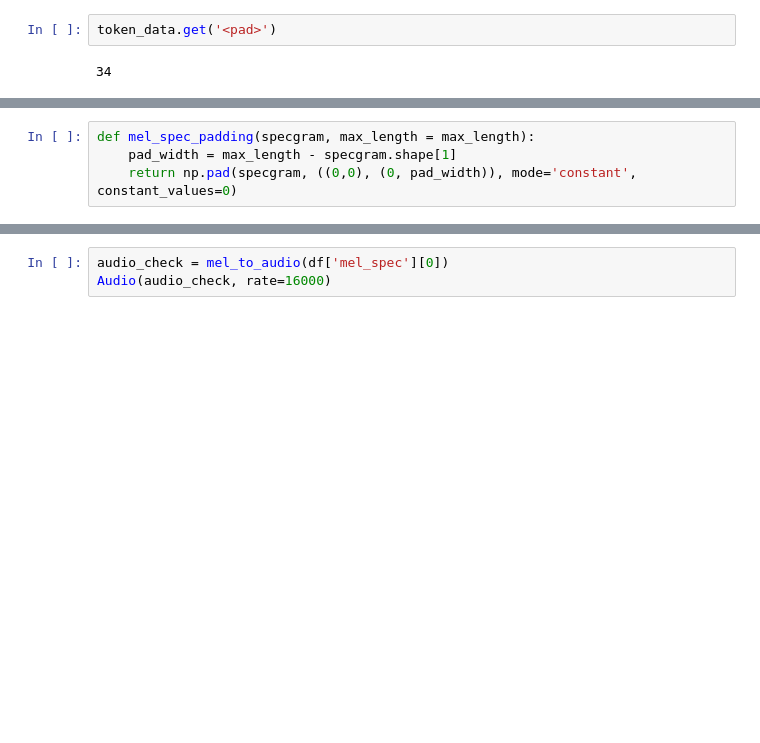
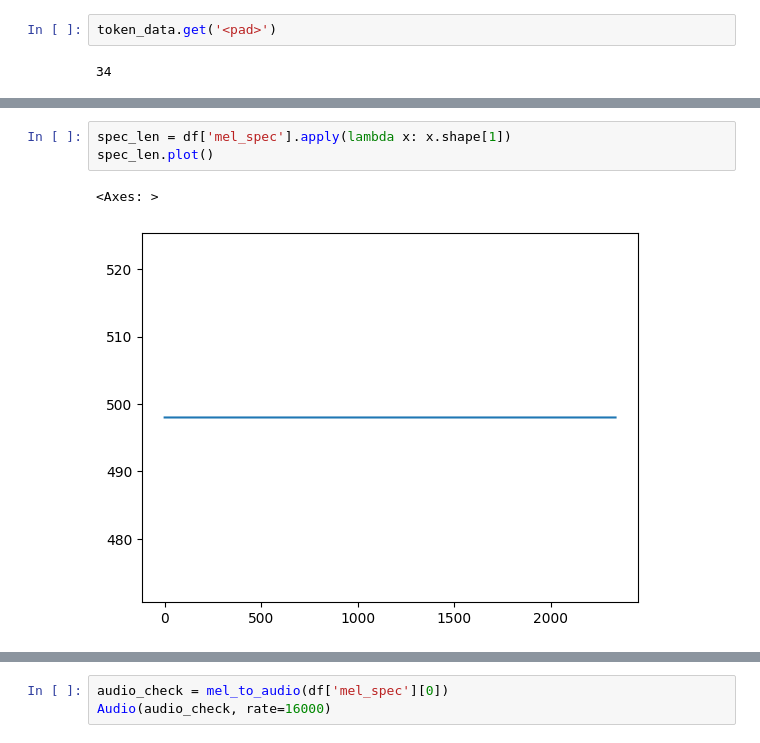
Before and after one commit to Rainfue/Speech-synthesis, a Jupyter notebook: Module1/Module1.ipynb, the cells around one changed output, grey strips where cells are left out. Drawn from its saved outputs; the diff is of its cells as text; blank space fills up the shorter version.

```diff
--- a/Module1/Module1.ipynb
+++ b/Module1/Module1.ipynb
@@ -781,4 +795,6 @@ max_length
-# %%
-def mel_spec_padding(specgram, max_length = max_length):
-    pad_width = max_length - specgram.shape[1]
-    return np.pad(specgram, ((0,0), (0, pad_width)), mode='constant', constant_values=0)
+# %%
+spec_len = df['mel_spec'].apply(lambda x: x.shape[1])
+spec_len.plot()
+# %% [output]
+<Axes: >
+[figure, added]
```
Also changed, not shown: parts of 35 cells of this notebook, 8 other files.
